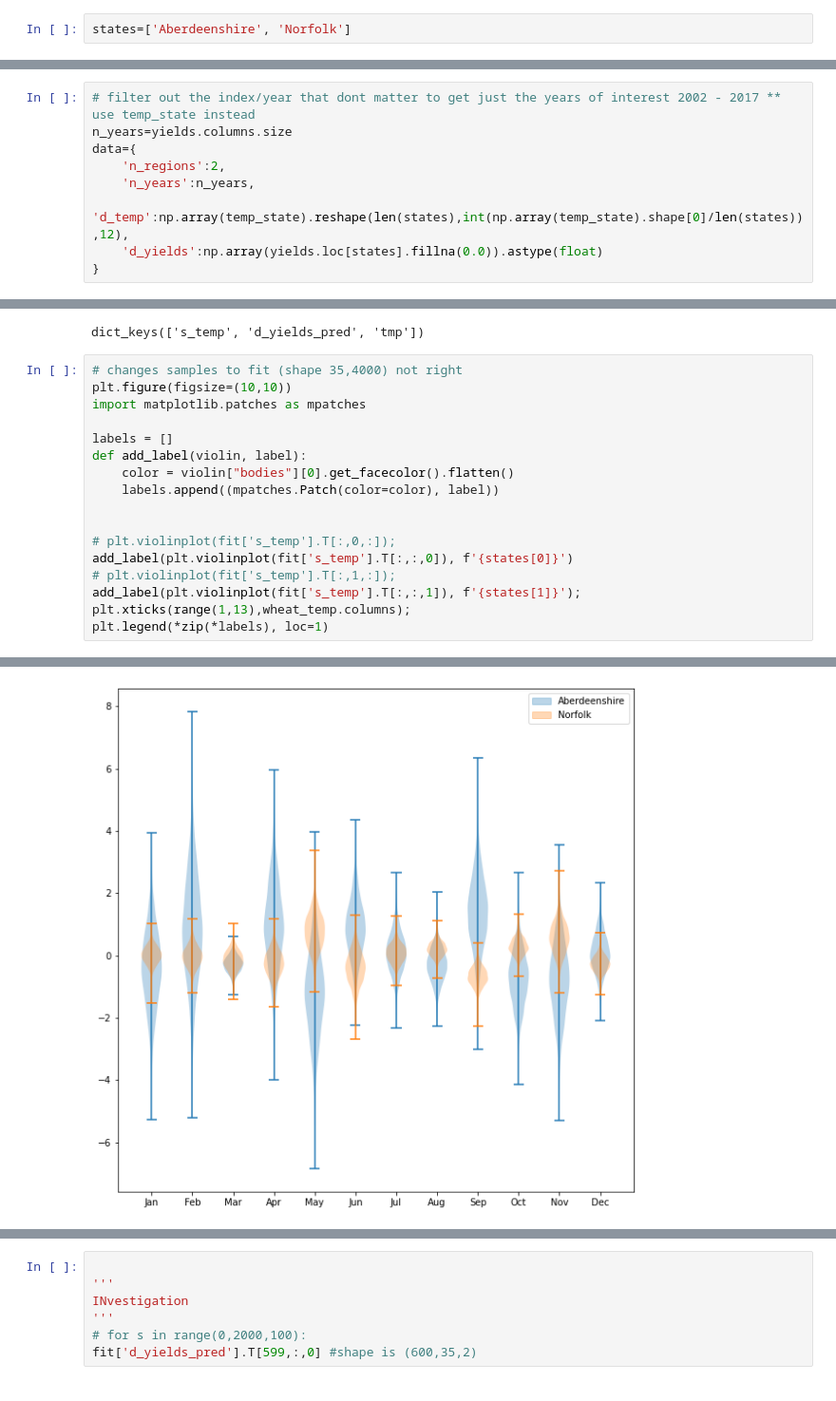
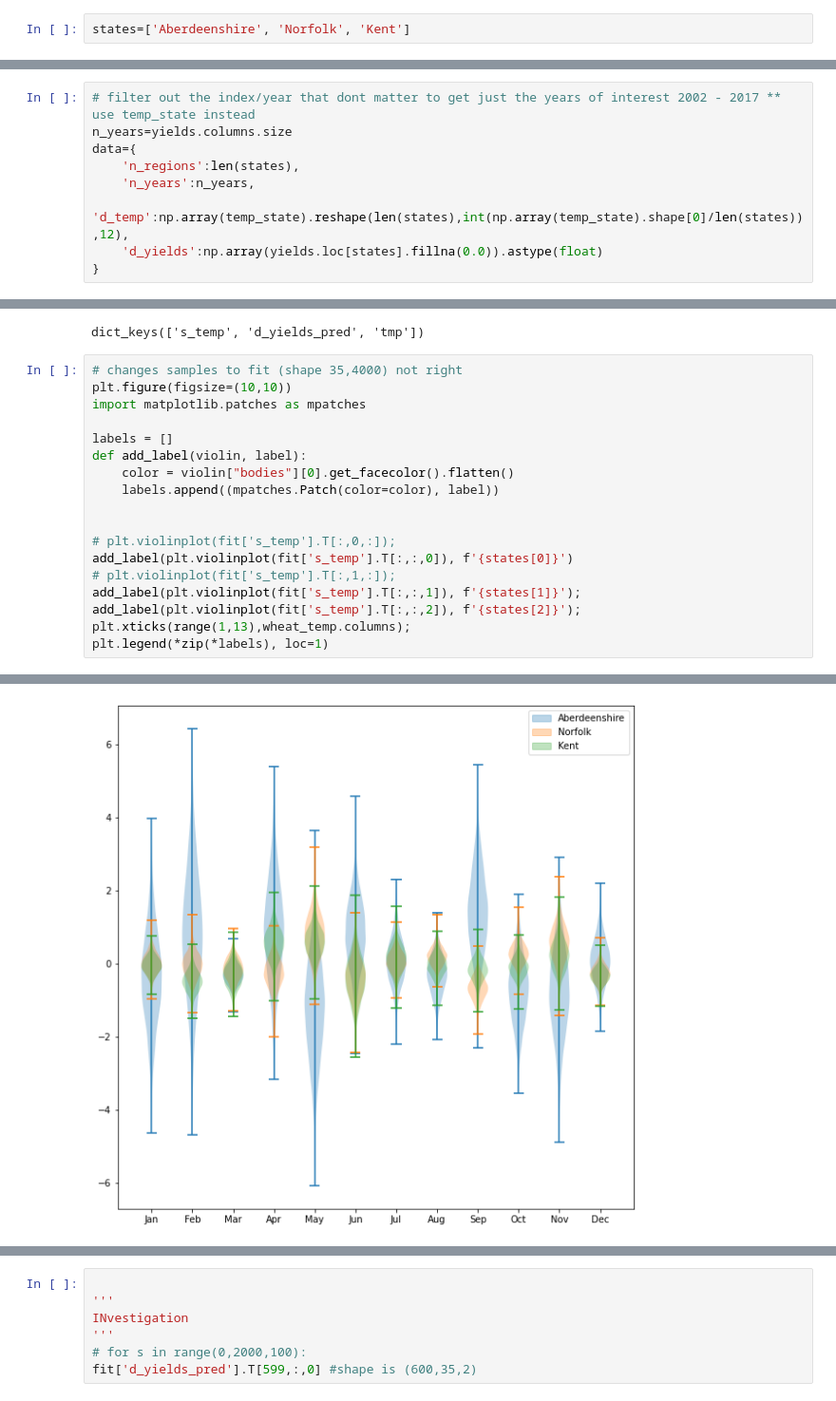
Before and after one commit to AnisaAubin/facynation, a Jupyter notebook: 2_Bayesian_MSM_Wheat_UK.ipynb, the cells around one changed output, grey strips where cells are left out. Shown at 95% size. Saved outputs shown, nothing was run; the diff lists cells and outputs as text.

Commit message:
Modifications to add the rainfall to Notebook3.
a clean and tidy version of just whats needed to run and plot notebook2.

```diff
--- a/2_Bayesian_MSM_Wheat_UK.ipynb
+++ b/2_Bayesian_MSM_Wheat_UK.ipynb
@@ -12,5 +12,5 @@ import stan
 
 %matplotlib inline
 # %%
-states=['Aberdeenshire', 'Norfolk']
+states=['Aberdeenshire', 'Norfolk', 'Kent']
 # %%
@@ -140,7 +143,7 @@ n_years
 # filter out the index/year that dont matter to get just the years of interest 2002 - 2017 ** use temp_state instead
 n_years=yields.columns.size
 data={
-    'n_regions':2,
+    'n_regions':len(states),
     'n_years':n_years,
     'd_temp':np.array(temp_state).reshape(len(states),int(np.array(temp_state).shape[0]/len(states)),12),
     'd_yields':np.array(yields.loc[states].fillna(0.0)).astype(float)
@@ -460,23 +475,24 @@ dict_keys(['s_temp', 'd_yields_pred', 'tmp'])
 # %%
 # changes samples to fit (shape 35,4000) not right
 plt.figure(figsize=(10,10))
 import matplotlib.patches as mpatches
 
 labels = []
 def add_label(violin, label):
     color = violin["bodies"][0].get_facecolor().flatten()
     labels.append((mpatches.Patch(color=color), label))
 
 
 # plt.violinplot(fit['s_temp'].T[:,0,:]);
 add_label(plt.violinplot(fit['s_temp'].T[:,:,0]), f'{states[0]}')
 # plt.violinplot(fit['s_temp'].T[:,1,:]);
 add_label(plt.violinplot(fit['s_temp'].T[:,:,1]), f'{states[1]}');
+add_label(plt.violinplot(fit['s_temp'].T[:,:,2]), f'{states[2]}');
 plt.xticks(range(1,13),wheat_temp.columns);
 plt.legend(*zip(*labels), loc=1)
 # %% [output]
 <matplotlib.legend.Legend at 0x...>
-[figure, old version]
+[figure, new version]
 # %%
 for s in range(0,4000,200):  # changed from 2000 to 600 for wheat  what is s, just a sample of the sample yield predictions?
     plt.plot(range(2002,2018),fit['d_yields_pred'].T[s,:,0].T,alpha=0.5)
```
Also changed, not shown: parts of 17 cells of this notebook, 2 other files.
